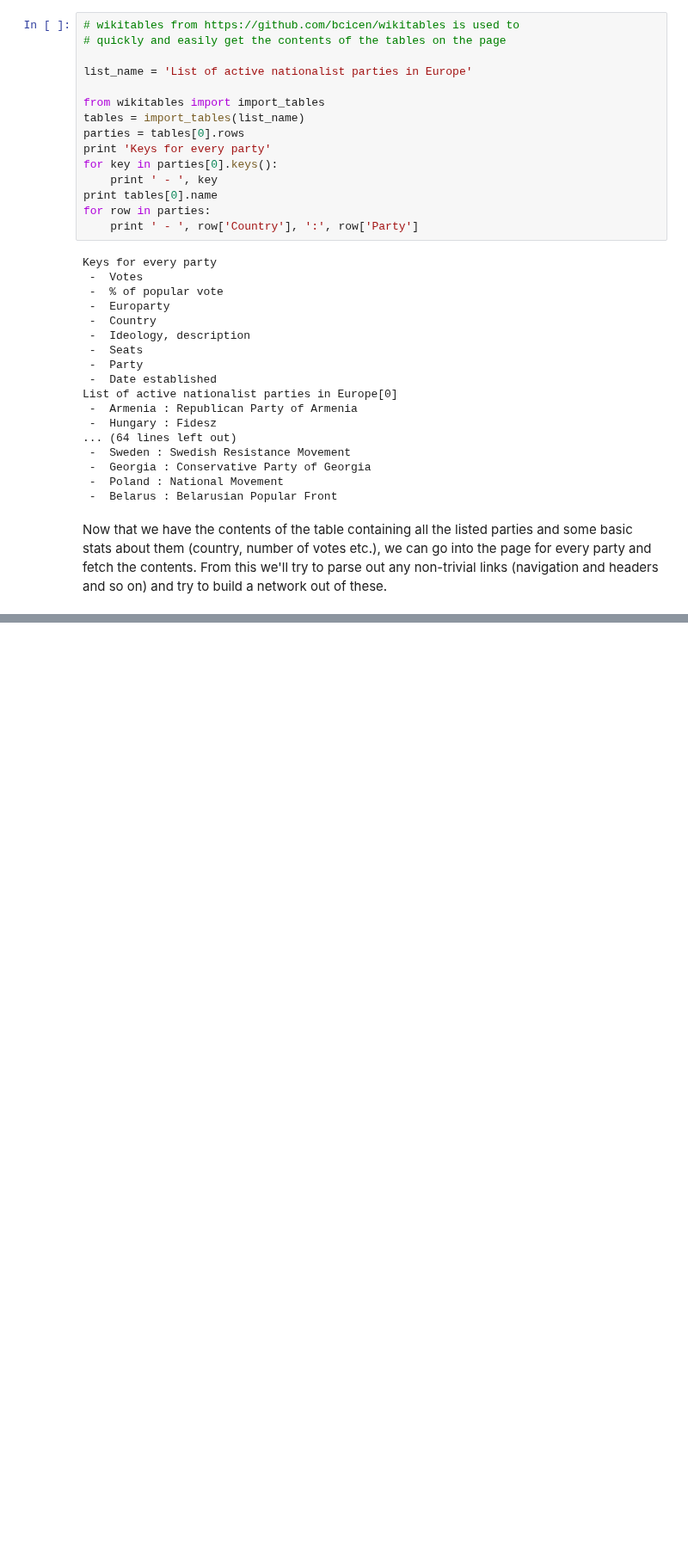
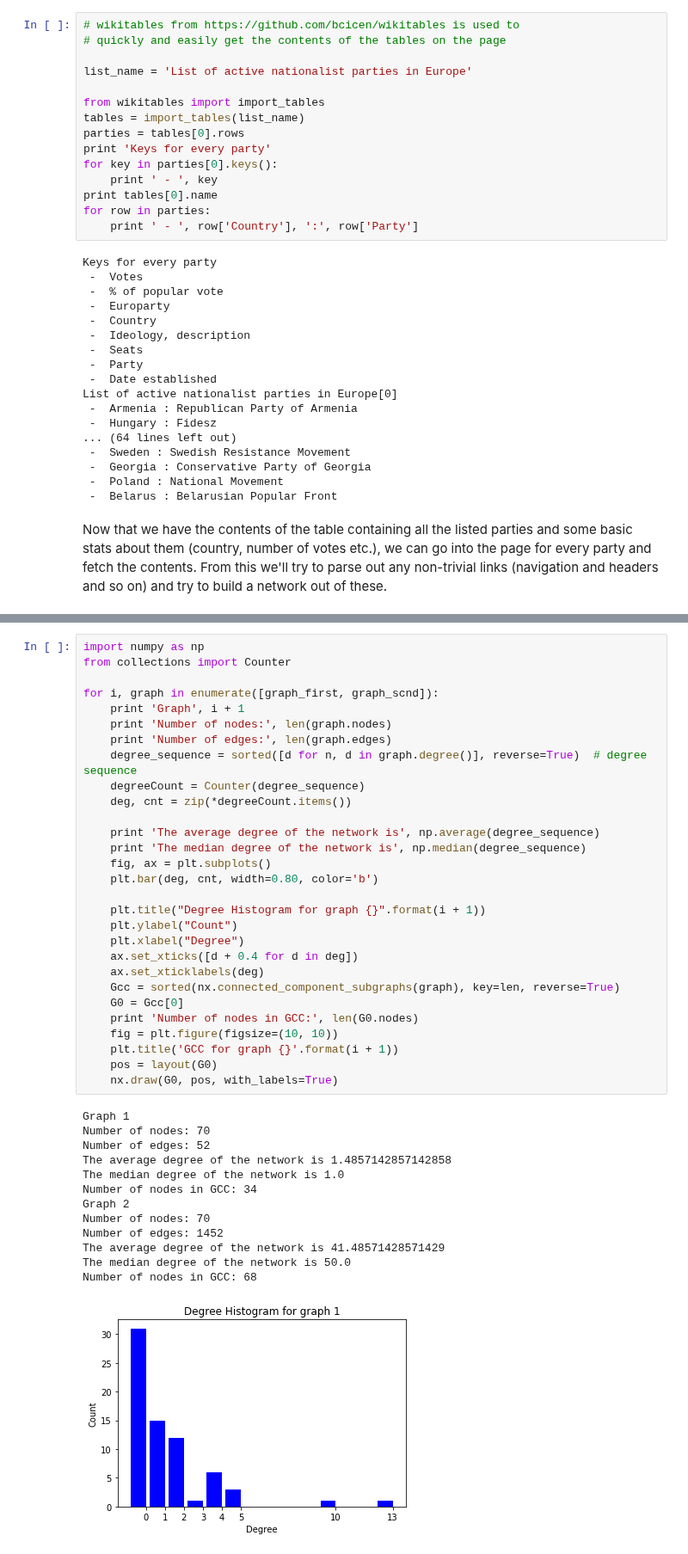
Before and after one commit to wissebarkhof/european_nationalism, a Jupyter notebook: Data Collection.ipynb, the cells around one changed output, grey strips where cells are left out. Shown at 86% size. Drawn from its saved outputs; the diff is of its cells as text; blank space fills up the shorter version.

```diff
--- a/Data Collection.ipynb
+++ b/Data Collection.ipynb
@@ -172,0 +202,43 @@ nx.draw_networkx(graph, with_labels=True)
+# %%
+import numpy as np
+from collections import Counter
+
+for i, graph in enumerate([graph_first, graph_scnd]):
+    print 'Graph', i + 1
+    print 'Number of nodes:', len(graph.nodes)
+    print 'Number of edges:', len(graph.edges)
+    degree_sequence = sorted([d for n, d in graph.degree()], reverse=True)  # degree sequence
+    degreeCount = Counter(degree_sequence)
+    deg, cnt = zip(*degreeCount.items())
+
+    print 'The average degree of the network is', np.average(degree_sequence)
+    print 'The median degree of the network is', np.median(degree_sequence)
+    fig, ax = plt.subplots()
+    plt.bar(deg, cnt, width=0.80, color='b')
+
+    plt.title("Degree Histogram for graph {}".format(i + 1))
+    plt.ylabel("Count")
+    plt.xlabel("Degree")
+    ax.set_xticks([d + 0.4 for d in deg])
+    ax.set_xticklabels(deg)
+    Gcc = sorted(nx.connected_component_subgraphs(graph), key=len, reverse=True)
+    G0 = Gcc[0]
+    print 'Number of nodes in GCC:', len(G0.nodes)
+    fig = plt.figure(figsize=(10, 10))
+    plt.title('GCC for graph {}'.format(i + 1))
+    pos = layout(G0)
+    nx.draw(G0, pos, with_labels=True)
+# %% [output]
+Graph 1
+Number of nodes: 70
+Number of edges: 52
+The average degree of the network is 1.4857142857142858
+The median degree of the network is 1.0
+Number of nodes in GCC: 34
+Graph 2
+Number of nodes: 70
+Number of edges: 1452
+The average degree of the network is 41.48571428571429
+The median degree of the network is 50.0
+Number of nodes in GCC: 68
+[figure, added]
```
Also changed, not shown: parts of 13 cells of this notebook, 7 other files.
